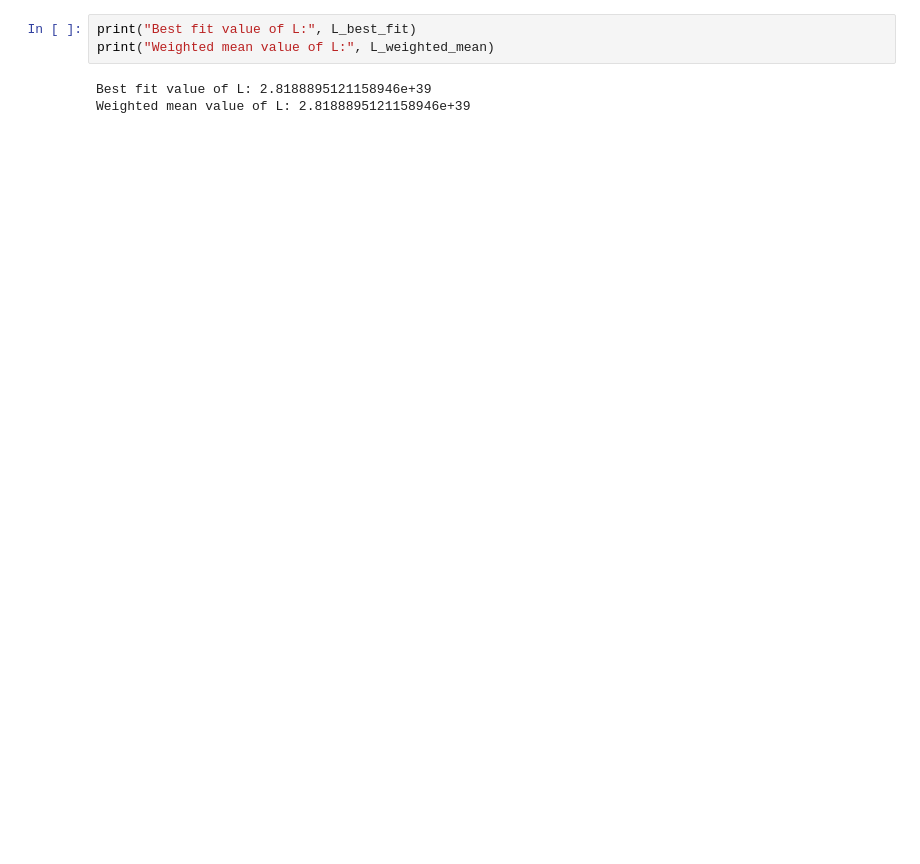
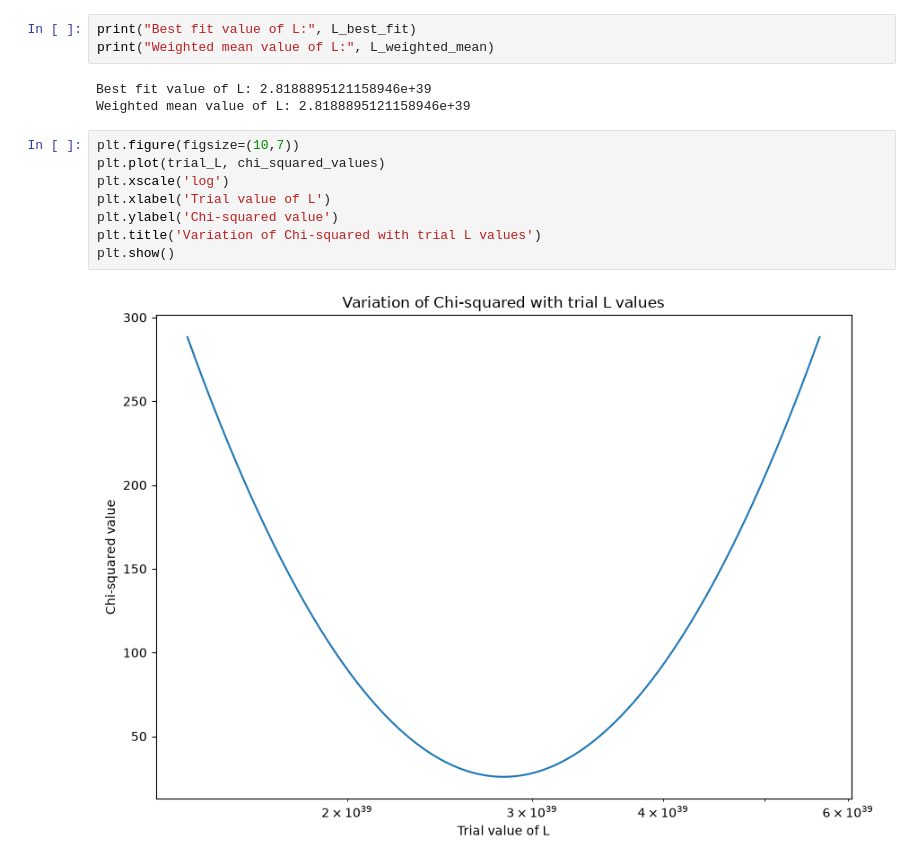
Before and after one commit to caitlin286/Supernova-Cosmology-Computing-Project, a Jupyter notebook: milestone.ipynb, the cells around one changed output. Drawn from its saved outputs; the diff is of its cells as text; blank space fills up the shorter version.

Commit message:
adding a bit more chi-squared analysis

```diff
--- a/milestone.ipynb
+++ b/milestone.ipynb
@@ -69,3 +69,13 @@ print("Weighted mean value of L:", L_weighted_mean)
 # %% [output]
 Best fit value of L: 2.8188895121158946e+39
 Weighted mean value of L: 2.8188895121158946e+39
+# %%
+plt.figure(figsize=(10,7))
+plt.plot(trial_L, chi_squared_values)
+plt.xscale('log')
+plt.xlabel('Trial value of L')
+plt.ylabel('Chi-squared value')
+plt.title('Variation of Chi-squared with trial L values')
+plt.show()
+# %% [output]
+[figure, added]
```
Also changed, not shown: parts of 3 cells of this notebook.
